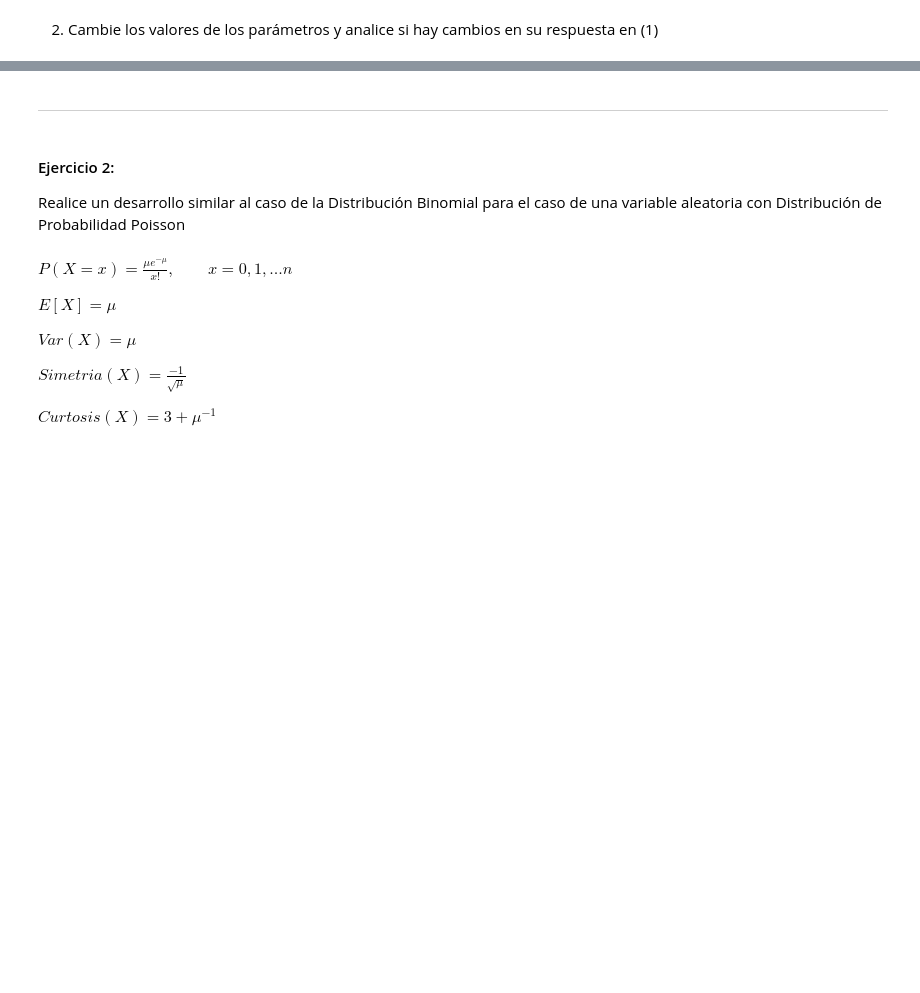
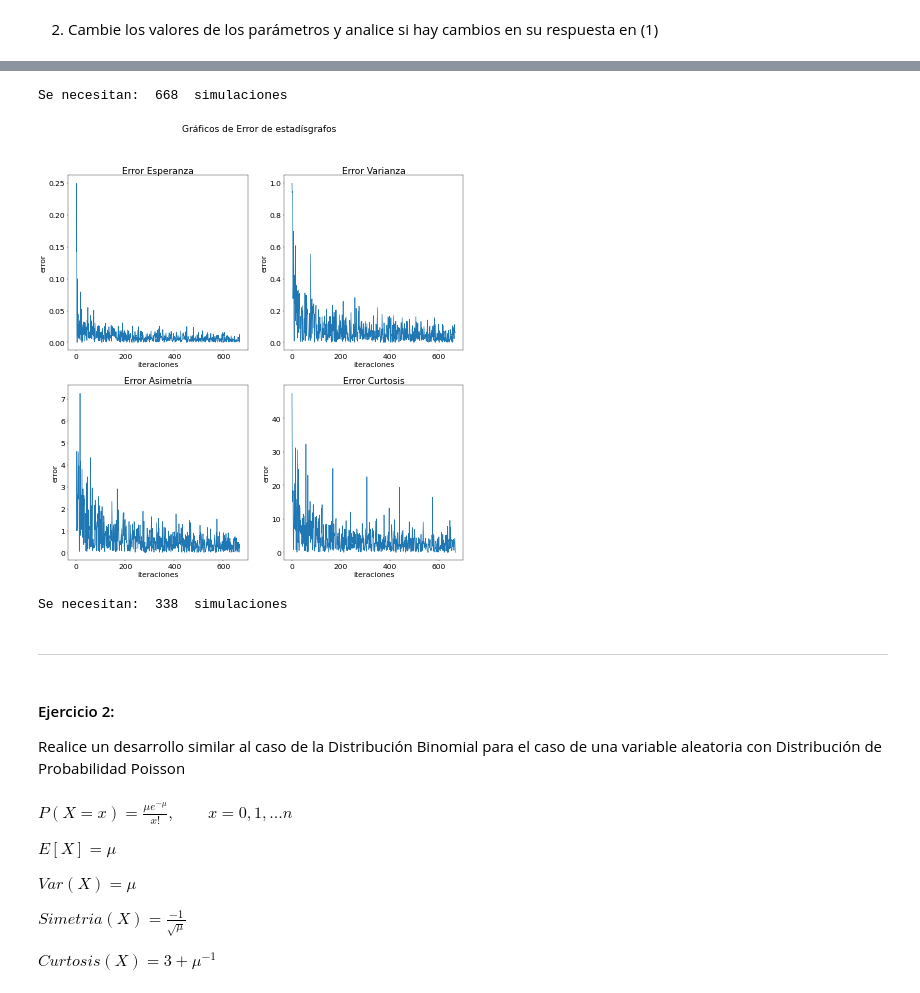
Before and after one commit to estebantejeda/INFO274, a Jupyter notebook: lab2/Laboratorio2.ipynb, the cells around one changed output, grey strips where cells are left out. Drawn from its saved outputs; the diff is of its cells as text; code cells hidden in the pictures; blank space fills up the shorter version.

```diff
--- a/lab2/Laboratorio2.ipynb
+++ b/lab2/Laboratorio2.ipynb
@@ -167,3 +200,12 @@ def simulacion_binomial(p,n,size,cota):
+# %%
+simulacion_binomial(0.7,20,100000,0.1)
+# %% [output]
+Se necesitan:  668  simulaciones
+[figure, added]
+# %%
+simulacion_binomial(0.4,40,1000,0.1)
+# %% [output]
+Se necesitan:  338  simulaciones
 # %% [markdown]
 ----
 # %% [markdown]
```
Also changed, not shown: parts of 6 cells of this notebook.
